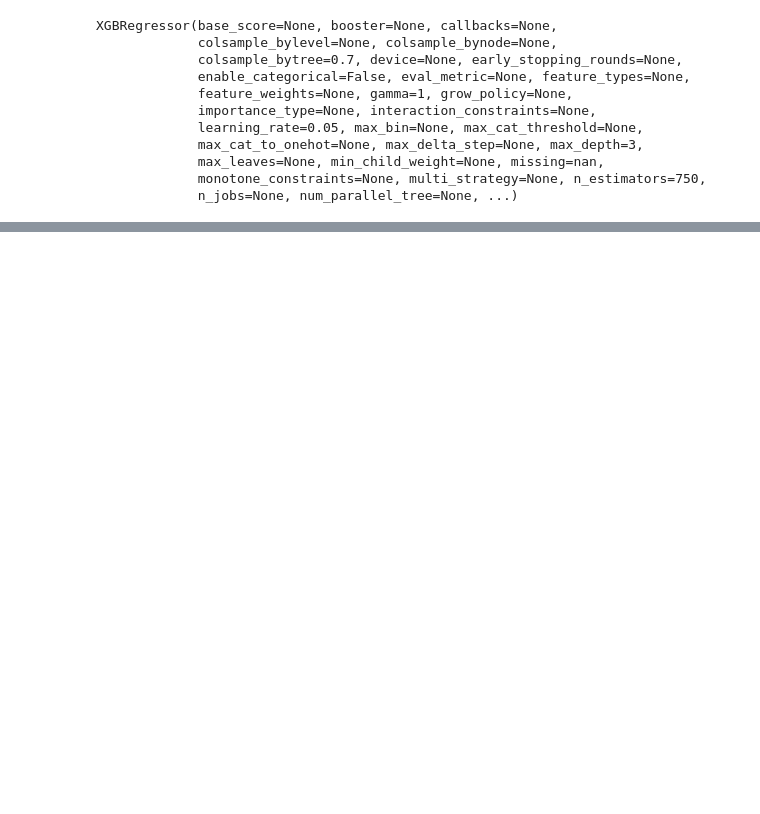
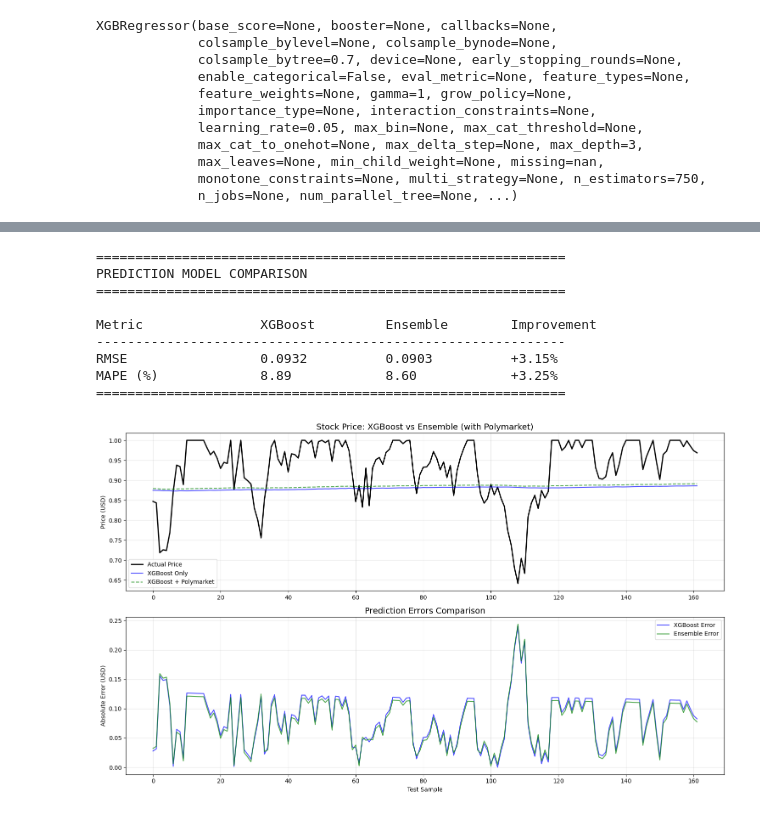
Before and after one commit to Khizer-ali/Stock-Price-Prediction, a Jupyter notebook: Stock_price_prediction.ipynb, the cells around one changed output, grey strips where cells are left out. Cells and saved outputs as stored; diff of their text form; code cells hidden in the pictures; blank space fills up the shorter version.

Commit message:
polymarket

```diff
--- a/Stock_price_prediction.ipynb
+++ b/Stock_price_prediction.ipynb
@@ -269,0 +345,30 @@ Text(0, 0.5, 'Price in USD $')
+# %%
+
+
+def synthetic_polymarket_sentiment(n: int, drift: float = 0.00, sigma: float = 0.05):
+    s = 0.0
+    out = []
+    for _ in range(n):
+        s = float(np.clip(s + np.random.normal(drift, sigma), -1, 1))
+        out.append(s)
+    return out
+
+
+
+df_poly = df.copy()
+df_poly["market_sentiment"] = synthetic_polymarket_sentiment(len(df_poly), drift=0.01)
+
+results_poly = validate_with_polymarket_signal(df_poly, perc=0.2, polymarket_weight=0.3)
+print_comparison_metrics(results_poly)
+plot_ensemble_comparison(results_poly)
+# %% [output]
+============================================================
+PREDICTION MODEL COMPARISON
+============================================================
+
+Metric               XGBoost         Ensemble        Improvement
+------------------------------------------------------------
+RMSE                 0.0932          0.0903          +3.15%
+MAPE (%)             8.89            8.60            +3.25%
+============================================================
+[figure, added]
```
Also changed, not shown: parts of 16 cells of this notebook, 2 other files.
